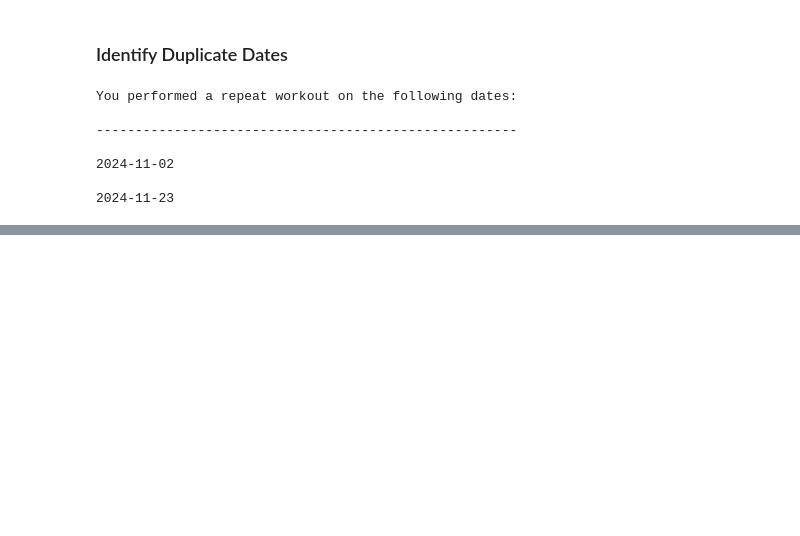
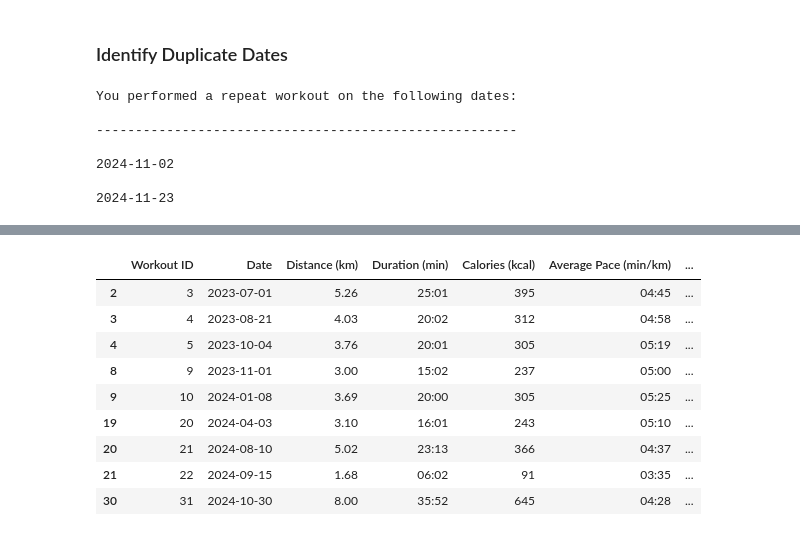
Before and after one commit to valecase4/Runalyze, a Jupyter notebook: notebooks/02_temporal_data_analysis.ipynb, the cells around one changed output, grey strips where cells are left out. Saved outputs shown, nothing was run; the diff lists cells and outputs as text; code cells hidden in the pictures; blank space fills up the shorter version.

```diff
--- a/notebooks/02_temporal_data_analysis.ipynb
+++ b/notebooks/02_temporal_data_analysis.ipynb
@@ -110,0 +137,16 @@ You performed a repeat workout on the following dates:
+# %%
+threshold = 7
+
+inactivity_periods = df[df['Date Difference'] > threshold]
+inactivity_periods
+# %% [output]
+|  | Workout ID | Date | Distance (km) | Duration (min) | Calories (kcal) | Average Pace (min/km) | ... |
+| 2 | 3 | 2023-07-01 | 5.26 | 25:01 | 395 | 04:45 | ... |
+| 3 | 4 | 2023-08-21 | 4.03 | 20:02 | 312 | 04:58 | ... |
+| 4 | 5 | 2023-10-04 | 3.76 | 20:01 | 305 | 05:19 | ... |
+| 8 | 9 | 2023-11-01 | 3.00 | 15:02 | 237 | 05:00 | ... |
+| 9 | 10 | 2024-01-08 | 3.69 | 20:00 | 305 | 05:25 | ... |
+| 19 | 20 | 2024-04-03 | 3.10 | 16:01 | 243 | 05:10 | ... |
+| 20 | 21 | 2024-08-10 | 5.02 | 23:13 | 366 | 04:37 | ... |
+| 21 | 22 | 2024-09-15 | 1.68 | 06:02 | 91 | 03:35 | ... |
+| 30 | 31 | 2024-10-30 | 8.00 | 35:52 | 645 | 04:28 | ... |
```
Also changed, not shown: parts of 9 cells of this notebook.
